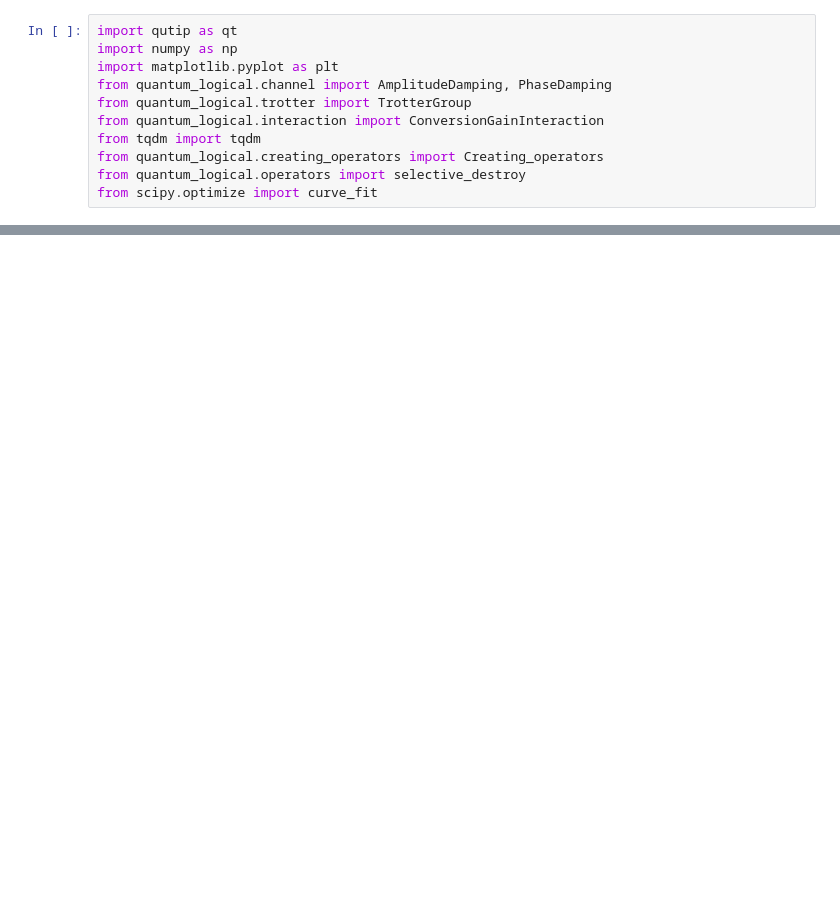
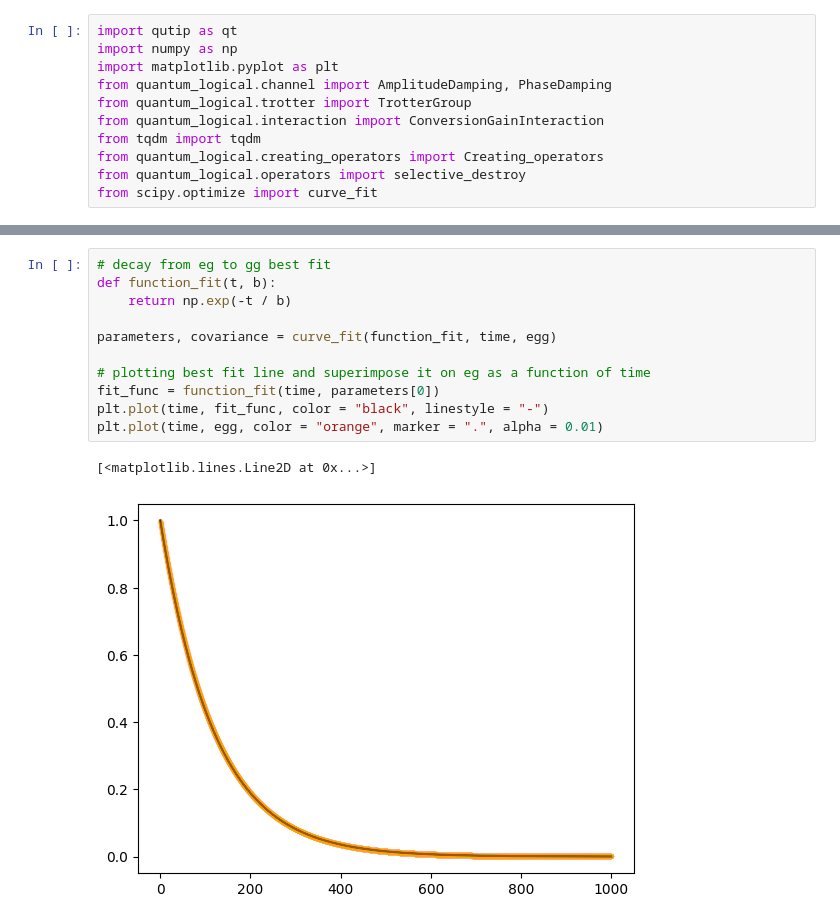
Before and after one commit to Pitt-JonesLab/quantum_logical, a Jupyter notebook: src/notebooks/error_correction/12_t1_gain.ipynb, the cells around one changed output, grey strips where cells are left out. Drawn from its saved outputs; the diff is of its cells as text; blank space fills up the shorter version.

```diff
--- a/src/notebooks/error_correction/12_t1_gain.ipynb
+++ b/src/notebooks/error_correction/12_t1_gain.ipynb
@@ -38,0 +56,14 @@ Quantum object: dims=[[3, 3], [3, 3]], shape=(9, 9), type='oper', dtype=Dense, i
+# %%
+# decay from eg to gg best fit
+def function_fit(t, b):
+    return np.exp(-t / b)
+
+parameters, covariance = curve_fit(function_fit, time, egg)
+
+# plotting best fit line and superimpose it on eg as a function of time
+fit_func = function_fit(time, parameters[0])
+plt.plot(time, fit_func, color = "black", linestyle = "-")
+plt.plot(time, egg, color = "orange", marker = ".", alpha = 0.01)
+# %% [output]
+[<matplotlib.lines.Line2D at 0x...>]
+[figure, added]
```
Also changed, not shown: parts of 7 cells of this notebook.
